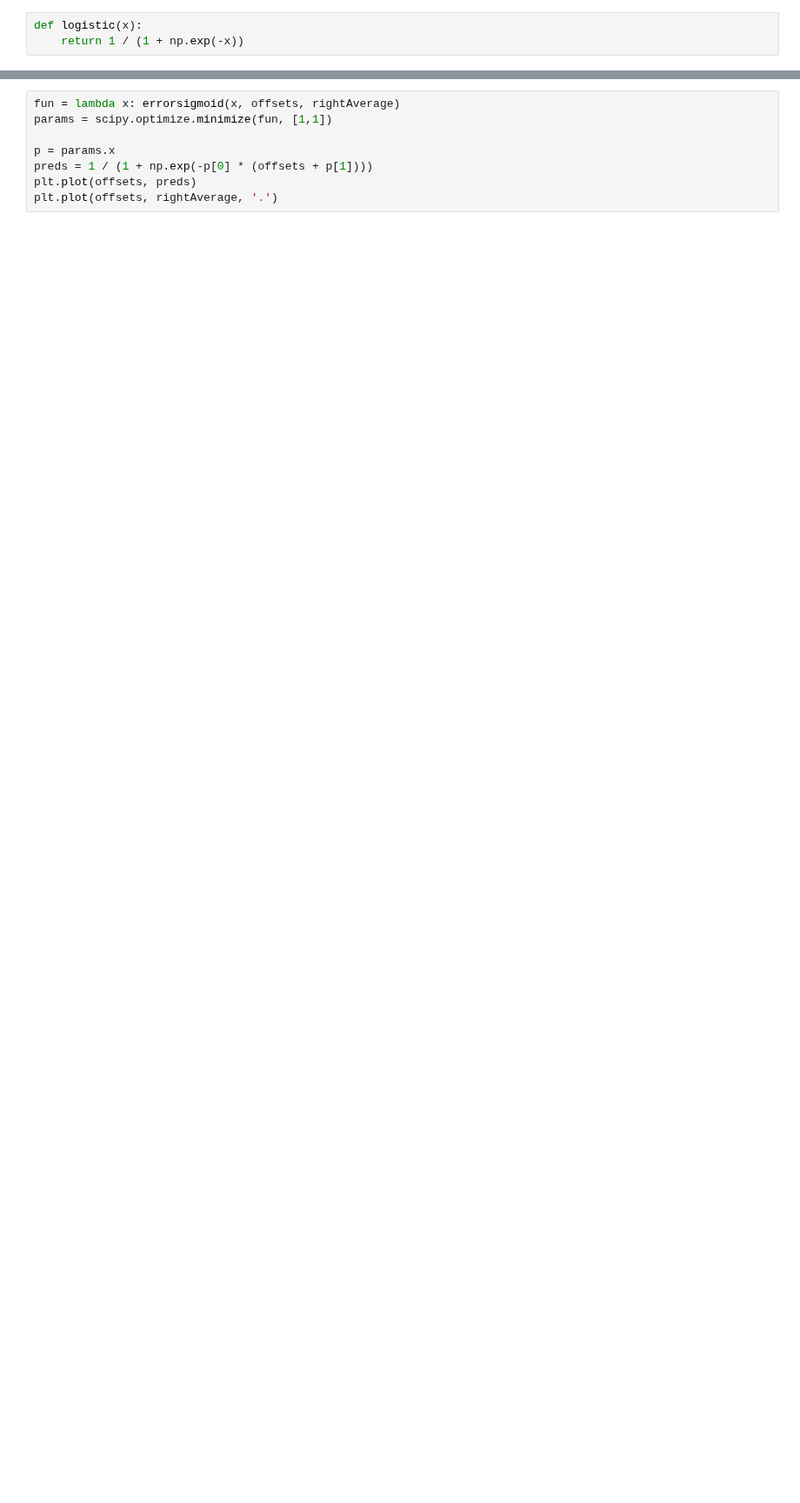
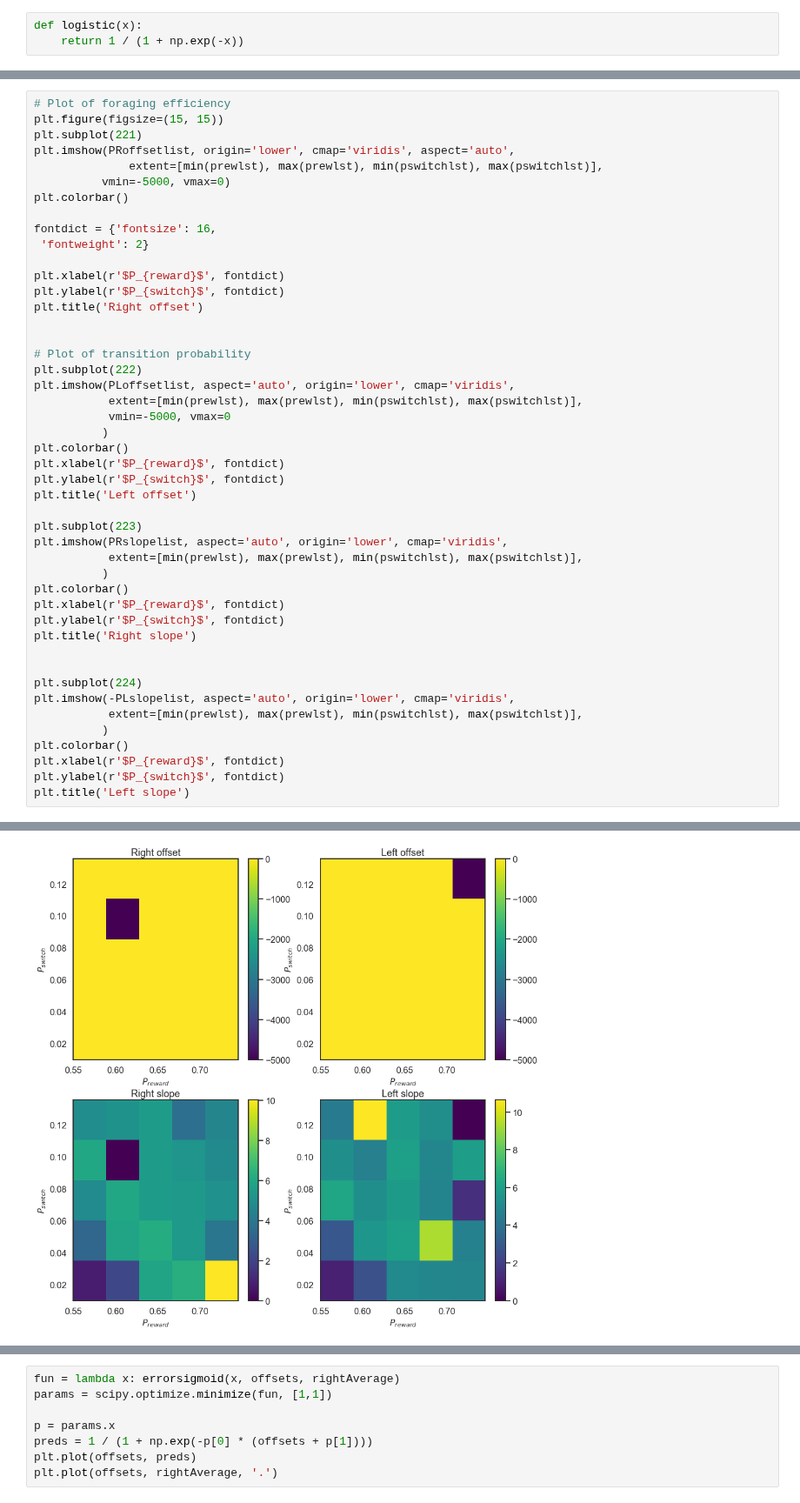
Before and after one commit to nhat-le/switching-simulations, a Jupyter notebook: switchingWorldCharacterization.ipynb, the cells around one changed output, grey strips where cells are left out. Shown at 87% size. Drawn from its saved outputs; the diff is of its cells as text; blank space fills up the shorter version.

```diff
--- a/switchingWorldCharacterization.ipynb
+++ b/switchingWorldCharacterization.ipynb
@@ -143,0 +332,47 @@ choicelst = np.array(choicelst)
+# %%
+# Plot of foraging efficiency
+plt.figure(figsize=(15, 15))
+plt.subplot(221)
+plt.imshow(PRoffsetlist, origin='lower', cmap='viridis', aspect='auto',
+              extent=[min(prewlst), max(prewlst), min(pswitchlst), max(pswitchlst)],
+          vmin=-5000, vmax=0)
+plt.colorbar()
+
+fontdict = {'fontsize': 16,
+ 'fontweight': 2}
+
+plt.xlabel(r'$P_{reward}$', fontdict)
+plt.ylabel(r'$P_{switch}$', fontdict)
+plt.title('Right offset')
+
+
+# Plot of transition probability
+plt.subplot(222)
+plt.imshow(PLoffsetlist, aspect='auto', origin='lower', cmap='viridis',
+           extent=[min(prewlst), max(prewlst), min(pswitchlst), max(pswitchlst)],
+           vmin=-5000, vmax=0
+          )
+plt.colorbar()
+plt.xlabel(r'$P_{reward}$', fontdict)
+plt.ylabel(r'$P_{switch}$', fontdict)
+plt.title('Left offset')
+
+plt.subplot(223)
+plt.imshow(PRslopelist, aspect='auto', origin='lower', cmap='viridis',
+           extent=[min(prewlst), max(prewlst), min(pswitchlst), max(pswitchlst)],
+          )
+plt.colorbar()
+plt.xlabel(r'$P_{reward}$', fontdict)
+plt.ylabel(r'$P_{switch}$', fontdict)
+plt.title('Right slope')
+
+
+plt.subplot(224)
+plt.imshow(-PLslopelist, aspect='auto', origin='lower', cmap='viridis',
+           extent=[min(prewlst), max(prewlst), min(pswitchlst), max(pswitchlst)],
+          )
+plt.colorbar()
+plt.xlabel(r'$P_{reward}$', fontdict)
+plt.ylabel(r'$P_{switch}$', fontdict)
+plt.title('Left slope')
+# %% [output]
@@ -143,0 +380 @@ choicelst = np.array(choicelst)
+[figure, added]
```
Also changed, not shown: parts of 33 cells of this notebook.
